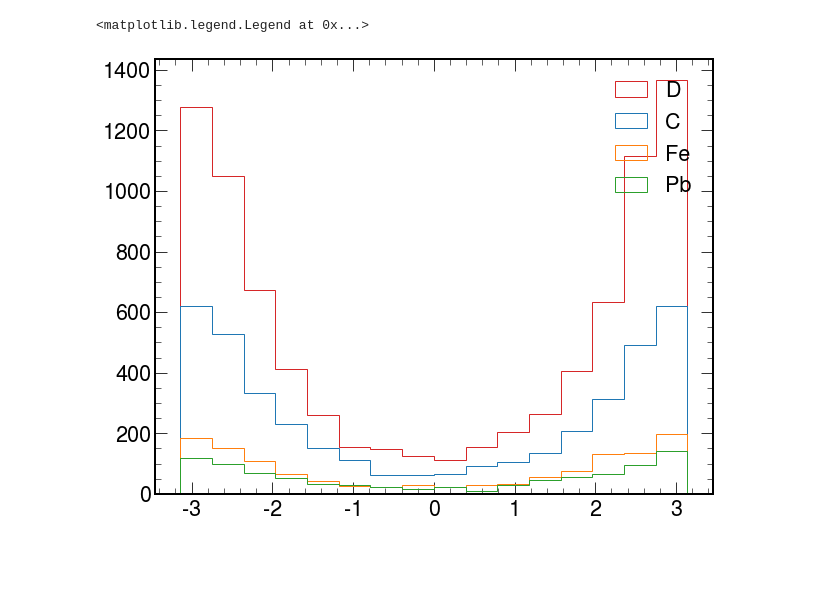
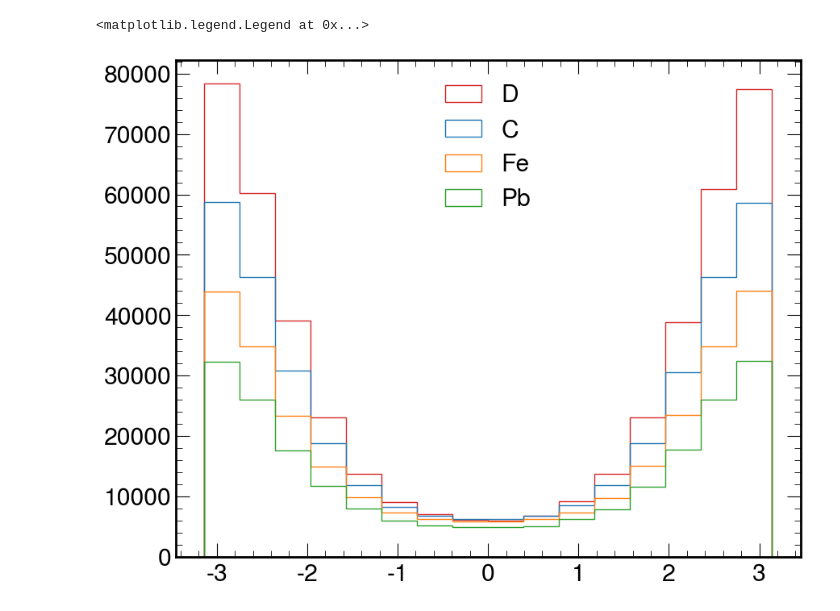
Before and after one commit to smoranvas/di-hadron, a Jupyter notebook: ParseEHIJING.ipynb, the cells around one changed output. Cells and saved outputs as stored; diff of their text form; code cells hidden in the pictures; blank space fills up the shorter version.

```diff
--- a/ParseEHIJING.ipynb
+++ b/ParseEHIJING.ipynb
@@ -101,9 +101,16 @@ def get_df(filename,nevents=1e17):
                 philab2s.append(float(s[7]))
     return pd.DataFrame(d), pd.DataFrame(d_lead)
 # %%
+# events={}; events_lead={}
+# for A in "D C Fe Pb".split():
+#     folder=f"/home/sebouh/eHIJING-pythia/eHIJING-examples/EventsTweakPtOnly/e{A}"
+#     events[A],  events_lead[A]= get_df(sorted(glob.glob(f"{folder}/*.dat"), key=os.path.getmtime)[-1],1e7)
+#     print(f"parsed {A}, {len(events[A])} pairs, {len(events_lead[A])} leading")
+import pickle as pkl
 events={}; events_lead={}
 for A in "D C Fe Pb".split():
-    folder=f"/home/sebouh/eHIJING-pythia/eHIJING-examples/EventsTweak/e{A}"
-    events[A],  events_lead[A]= get_df(sorted(glob.glob(f"{folder}/*.dat"), key=os.path.getmtime)[-1],1000)
+    folder=f"ehijing_output/"
+    with open(f"{folder}/{A}_merged.pkl", "rb") as f:
+        events[A],  events_lead[A] = pkl.load(f)
     print(f"parsed {A}, {len(events[A])} pairs, {len(events_lead[A])} leading")
 # %% [output]
@@ -145,16 +157,16 @@ for A in "D C Fe Pb".split():
     process_lead(events_lead[A])
 # %%
 deg=np.pi/180
-q=f"pT1>0.25 and pT2>0.25 and Q2>1 and Q2/(x*2*0.9383)>2.2 and Q2/(x*2*0.9383)<4.2 and thetalab1<180-10*{deg}"
+q=f"pT1>0.25 and pT2>0.25 and Q2>1 and Q2/(x*2*0.9383)>2.2 and Q2/(x*2*0.9383)<4.2 and thetalab1>10*{deg}"
 colors='tab:red tab:blue tab:orange tab:green'.split()
 for i,A in enumerate("D C Fe Pb".split()):
     plt.hist(events[A].query(q).dphi, bins=np.linspace(-np.pi,np.pi, 17), density=False, histtype='step',
              label=A, color=colors[i])
 
 plt.legend()
 # %% [output]
 <matplotlib.legend.Legend at 0x...>
-[figure, old version]
+[figure, new version]
 # %%
 deg=np.pi/180
 #all_data['all'][0]['D'].C
```
Also changed, not shown: parts of 10 cells of this notebook, 3 other files.
